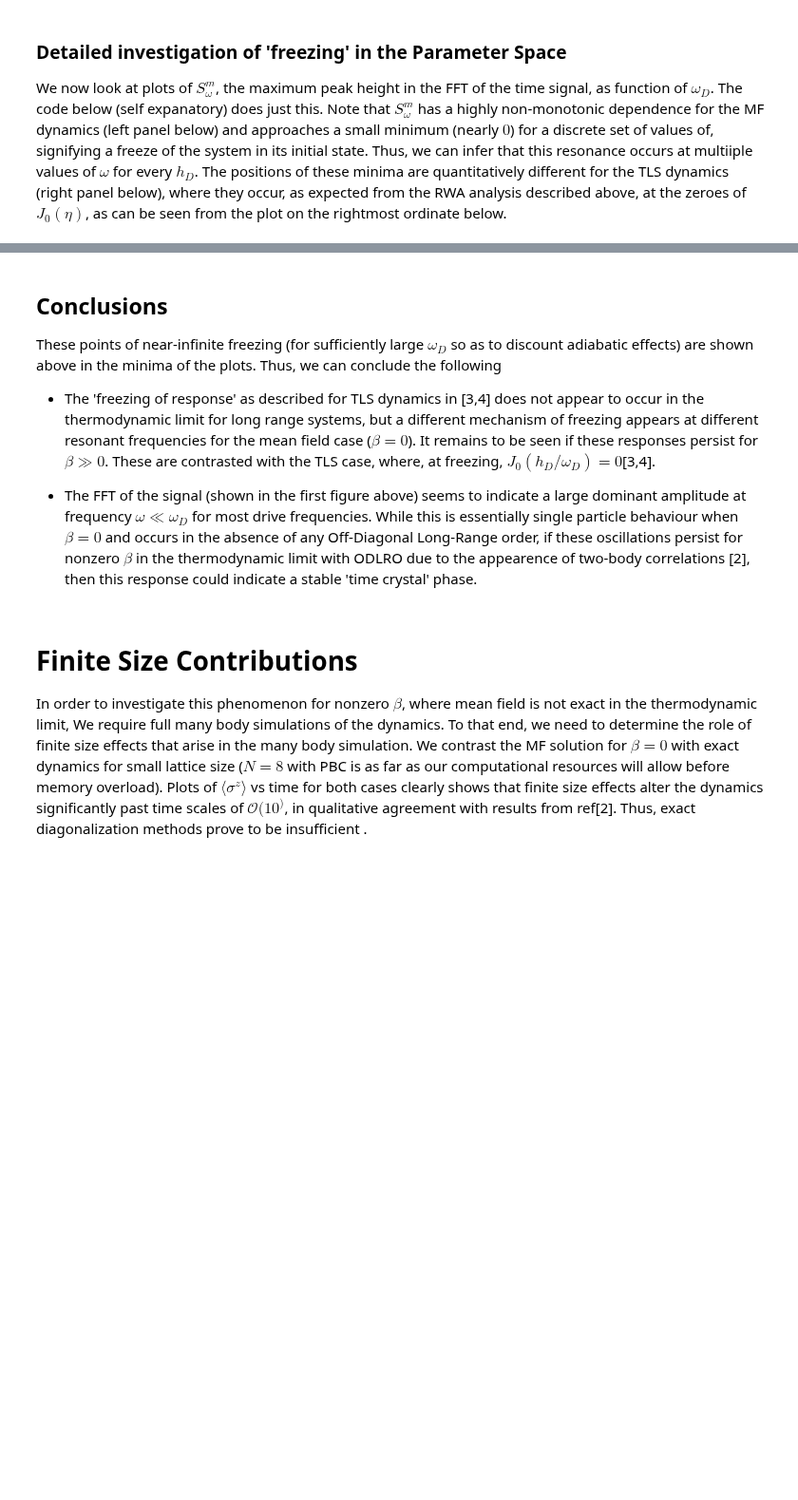
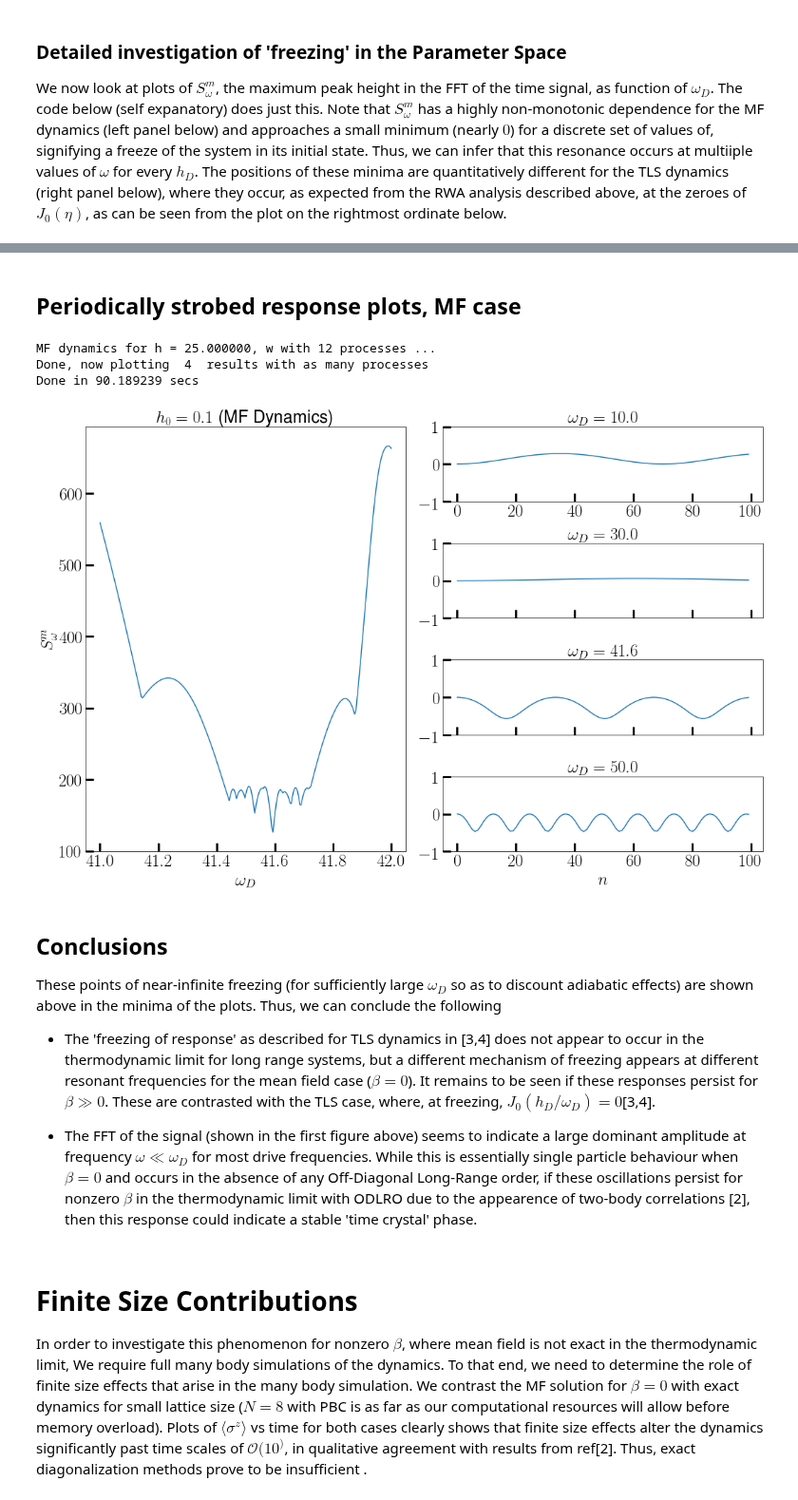
Before and after one commit to deyh2020/periodic_lipkin, a Jupyter notebook: lipkin.ipynb, the cells around one changed output, grey strips where cells are left out. Shown at 95% size. Saved outputs shown, nothing was run; the diff lists cells and outputs as text; code cells hidden in the pictures; blank space fills up the shorter version.

```diff
--- a/lipkin.ipynb
+++ b/lipkin.ipynb
@@ -277,3 +271,78 @@ Done in 3442.185746 secs
+# %% [markdown]
+## Periodically strobed response plots, MF case
+# %%
+from multiprocessing import Process, Queue, Pool
+from odeintw import odeintw
+import time
+
+def dynamics_evolve(*args, **kwargs):
+    arguments, q = args
+    func, init, times = arguments
+    sol_mf = odeintw(func, init, times, args=kwargs['args'], Dfun = kwargs['Dfun'])
+    strobed_mz = np.einsum("ij,jk,ik->i", sol_mf.conjugate(), sz, sol_mf)
+    q.put(strobed_mz)
+
+if __name__ == '__main__':
+    nprocs = 12
+    evals, evecs = eig((1j) * tls_jac(None, 0.0, 0.0, 0.0, 0.0))
+    psi0 = evecs[:,np.argmin(evals)].copy()
+    h = 25
+    h0 = 0.1
+    nmax = 100
+
+    omegas = np.linspace(41, 42,  20 * nprocs)
+    strobed_omegas = [10.0, 30.0, 41.6, 50.0]
+    t = np.linspace(0, 100, 30000)
+
+
+    fig3 = plt.figure(tight_layout=True, figsize=(15,10))
+    gs = fig3.add_gridspec(len(strobed_omegas), 2)
+
+    f3_ax1 = fig3.add_subplot(gs[:, 0])
+    f3_ax1.set_title(r"$h_0 = {}$ (MF Dynamics)".format(h0), fontsize=fs)
+    f3_ax1.set_ylabel(r'$S^m_\omega$',fontsize=fs, rotation="vertical")
+    f3_ax1.set_xlabel(r'$\omega_D$',fontsize=fs)
+    f3_ax1.tick_params(direction='in', length=12, width=3, labelsize=fs, labelbottom=True)
+
+    axes = []
+    for i, _ in enumerate(strobed_omegas):
+        ax = fig3.add_subplot(gs[i, -1])
+        lb = True if i == 0 or i == len(strobed_omegas)-1 else False
+        ax.tick_params(direction='in', length=12, width=3, labelsize=fs, labelbottom=lb)
+        axes.append(ax)
+    axes[-1].set_xlabel(r'$n$', fontsize=fs)
+
+    print("MF dynamics for h = %f, w with %d processes ..." % (h, nprocs))
+    pool = Pool(processes = nprocs)
+    start = time.time()
+    dq_mf = pool.starmap(maxfft_mag_mf,[(t, psi0, h0, h, w) for w in omegas])
+    f3_ax1.plot(omegas, dq_mf, label = r'$h = {}$ '.format(h))
+
+    print("Done, now plotting ", len(strobed_omegas)," results with as many processes")
+    q = Queue()
+    procs = []
+    for w in strobed_omegas:
+        strobed_times = 2.0 * np.pi * np.arange(nmax)/w
+        arguments = mf_func, psi0, strobed_times
+        keywords = {'args':(h0,h,w), 'Dfun':mf_jac}
+        p = Process(target=dynamics_evolve, args=(arguments,q), kwargs=keywords)
+        p.start()
+        procs.append(p)
+
+    for i, p in enumerate(procs):
+        p.join()
+        strobed_mz = q.get()
+        axes[i].set_title(r'$\omega_D= {}$'.format(strobed_omegas[i]), fontsize=fs)
+        axes[i].set_ylim((-1.0,1.0))
+        axes[i].plot(np.arange(nmax),strobed_mz.real)
+
+    elapsed = (time.time() - start)
+    print("Done in %lf secs" % elapsed)
+# %% [output]
+MF dynamics for h = 25.000000, w with 12 processes ...
+Done, now plotting  4  results with as many processes
+Done in 90.189239 secs
+[figure, added]
 # %% [markdown]
 ## Conclusions
 
```
Also changed, not shown: parts of 6 cells of this notebook.
